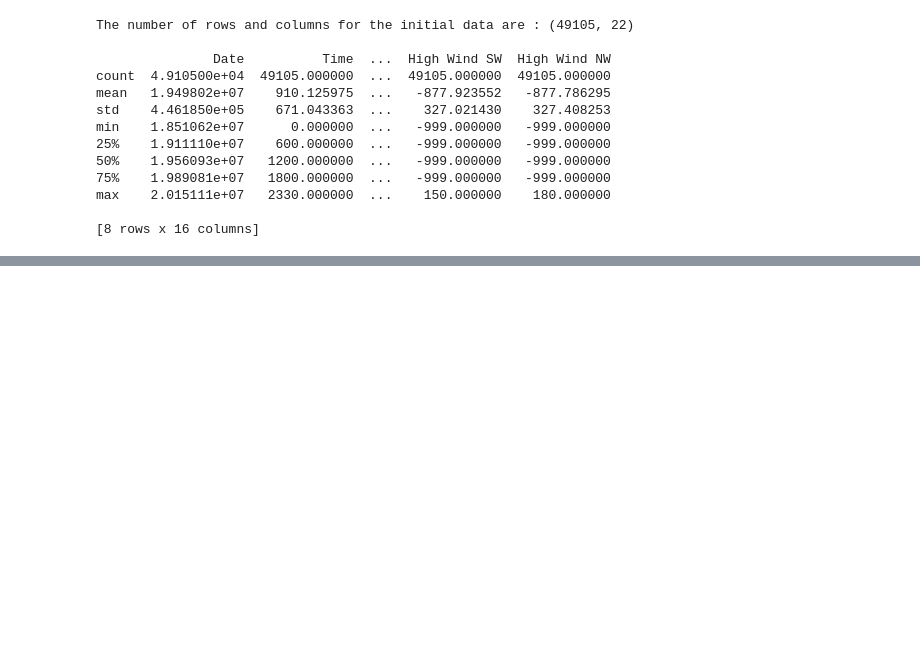
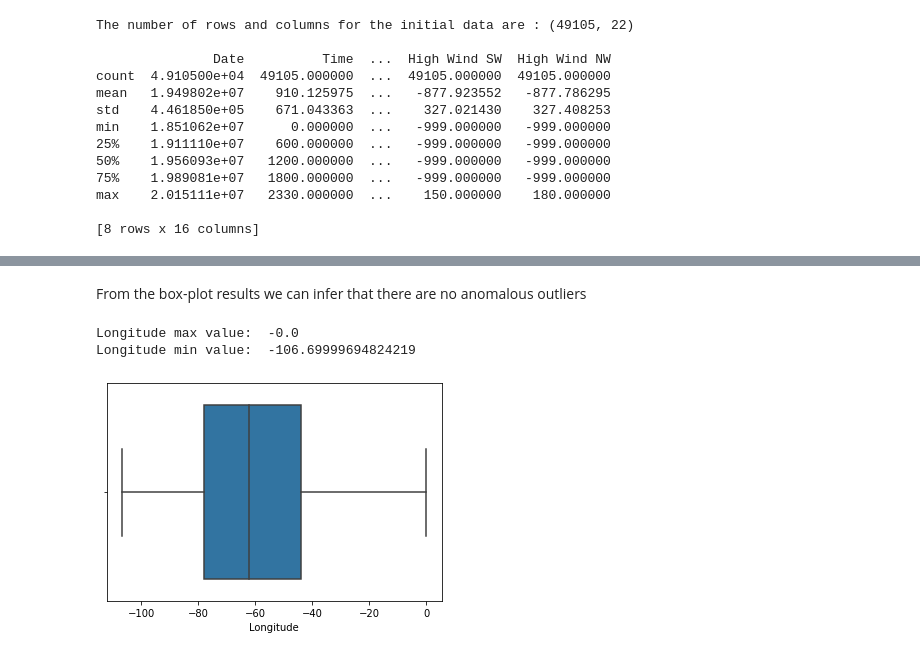
Before and after one commit to Pratichhya/Pratichhya.github.io, a Jupyter notebook: docs/documents/hurricane_dsc.ipynb, the cells around one changed output, grey strips where cells are left out. Saved outputs shown, nothing was run; the diff lists cells and outputs as text; code cells hidden in the pictures; blank space fills up the shorter version.

```diff
--- a/docs/documents/hurricane_dsc.ipynb
+++ b/docs/documents/hurricane_dsc.ipynb
@@ -102,0 +149,12 @@ max    2.015111e+07   2330.000000  ...    150.000000    180.000000
+# %% [markdown]
+From the box-plot results we can infer that there are no anomalous outliers
+# %%
+# checking outliers in longitude
+long = data["Longitude"]
+sb.boxplot(x= long)
+print("Longitude max value: ", long.max())
+print("Longitude min value: ", long.min())
+# %% [output]
+Longitude max value:  -0.0
+Longitude min value:  -106.69999694824219
+[figure, added]
```
Also changed, not shown: parts of 17 cells of this notebook.
